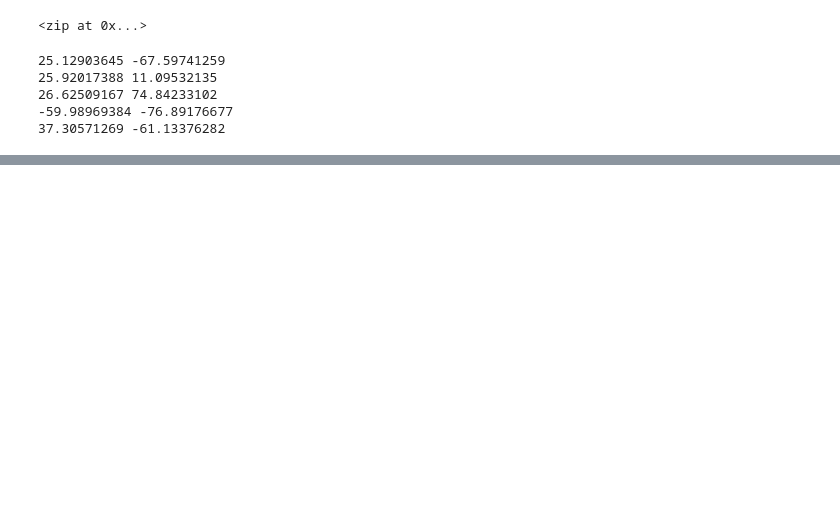
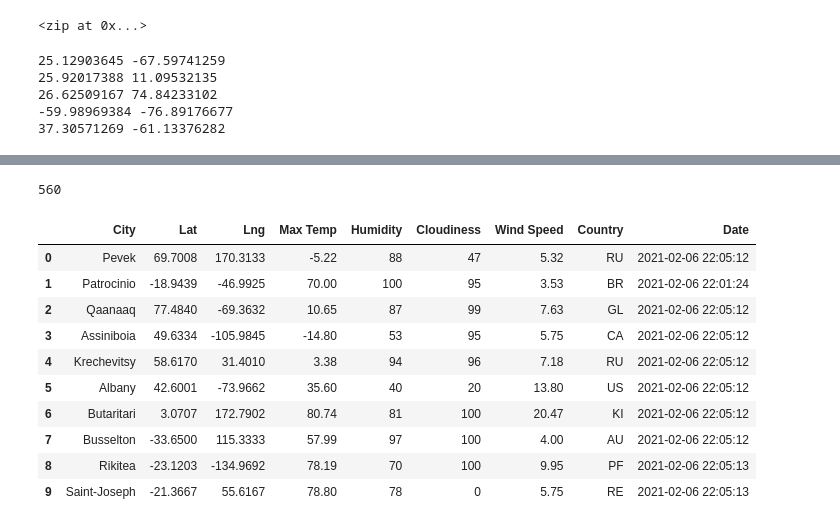
Before and after one commit to bholeneha/World_Weather_Analysis, a Jupyter notebook: WeatherPy.ipynb, the cells around one changed output, grey strips where cells are left out. Drawn from its saved outputs; the diff is of its cells as text; code cells hidden in the pictures; blank space fills up the shorter version.

Commit message:
Retrieve data using API and saved csv file

```diff
--- a/WeatherPy.ipynb
+++ b/WeatherPy.ipynb
@@ -76,0 +78,4 @@ requests.__version__
+# %%
+# Starting URL for Weather Map API Call.
+url = "http://api.openweathermap.org/data/2.5/weather?units=Imperial&APPID=" + weather_api_key
+print(url)
@@ -76,0 +162,20 @@ requests.__version__
+# %%
+len(city_data)
+# %% [output]
+560
+# %%
+# Convert the array of dictionaries to a Pandas DataFrame.
+city_data_df = pd.DataFrame(city_data)
+city_data_df.head(10)
+# %% [output]
+|  | City | Lat | Lng | Max Temp | Humidity | Cloudiness | Wind Speed | Country | Date |
+| 0 | Pevek | 69.7008 | 170.3133 | -5.22 | 88 | 47 | 5.32 | RU | 2021-02-06 22:05:12 |
+| 1 | Patrocinio | -18.9439 | -46.9925 | 70.00 | 100 | 95 | 3.53 | BR | 2021-02-06 22:01:24 |
+| 2 | Qaanaaq | 77.4840 | -69.3632 | 10.65 | 87 | 99 | 7.63 | GL | 2021-02-06 22:05:12 |
+| 3 | Assiniboia | 49.6334 | -105.9845 | -14.80 | 53 | 95 | 5.75 | CA | 2021-02-06 22:05:12 |
+| 4 | Krechevitsy | 58.6170 | 31.4010 | 3.38 | 94 | 96 | 7.18 | RU | 2021-02-06 22:05:12 |
+| 5 | Albany | 42.6001 | -73.9662 | 35.60 | 40 | 20 | 13.80 | US | 2021-02-06 22:05:12 |
+| 6 | Butaritari | 3.0707 | 172.7902 | 80.74 | 81 | 100 | 20.47 | KI | 2021-02-06 22:05:12 |
+| 7 | Busselton | -33.6500 | 115.3333 | 57.99 | 97 | 100 | 4.00 | AU | 2021-02-06 22:05:12 |
+| 8 | Rikitea | -23.1203 | -134.9692 | 78.19 | 70 | 100 | 9.95 | PF | 2021-02-06 22:05:13 |
+| 9 | Saint-Joseph | -21.3667 | 55.6167 | 78.80 | 78 | 0 | 5.75 | RE | 2021-02-06 22:05:13 |
```
Also changed, not shown: parts of 8 cells of this notebook.
